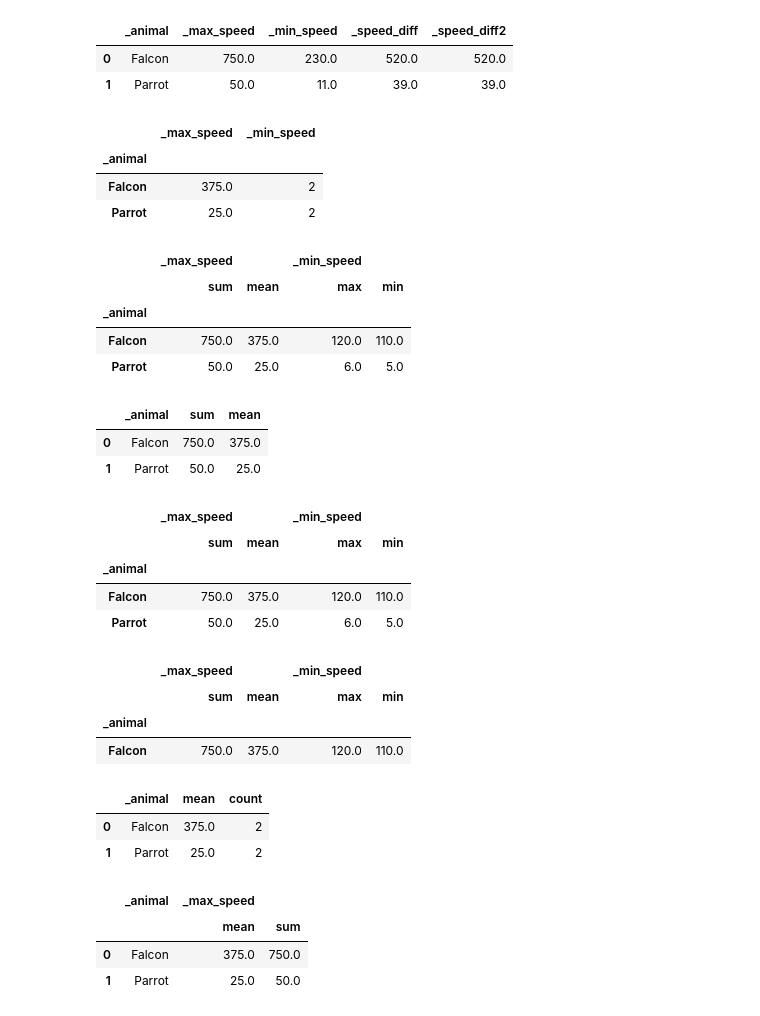
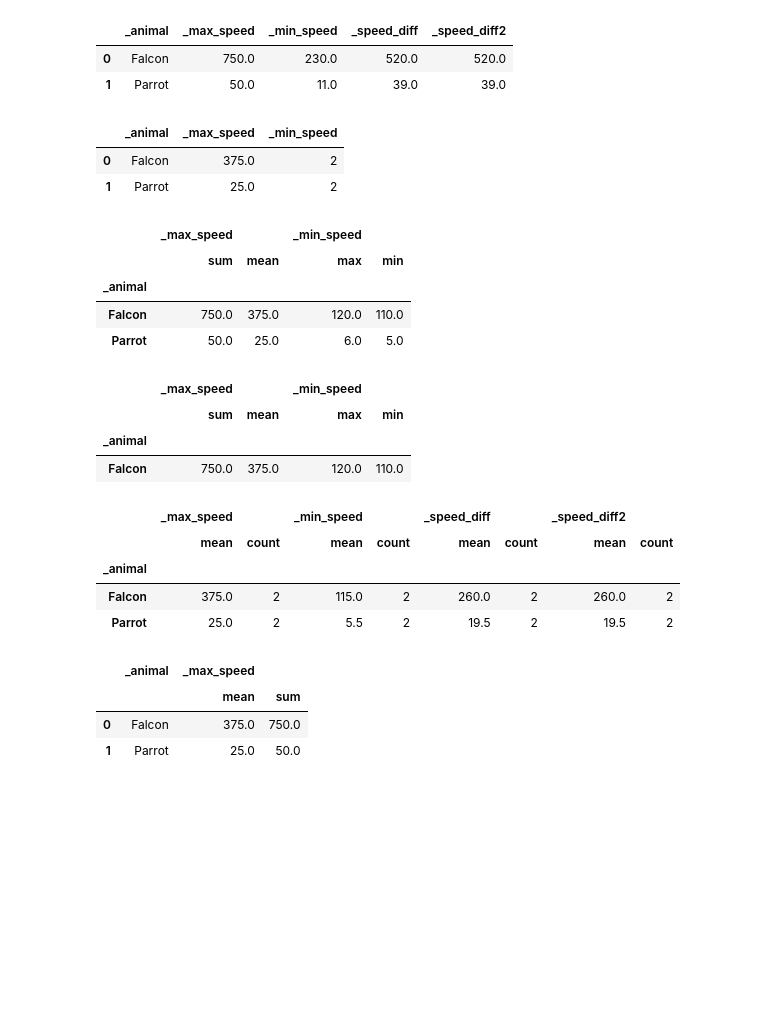
Before and after one commit to sedv8808/UBC_EL_PPDS, a Jupyter notebook: Module2class.ipynb, the cells around one changed output. Saved outputs shown, nothing was run; the diff lists cells and outputs as text; code cells hidden in the pictures; blank space fills up the shorter version.

```diff
--- a/Module2class.ipynb
+++ b/Module2class.ipynb
@@ -273,4 +359,4 @@ dtype: float64
 # %%
-df2 = df.assign(speed_diff = df['Max Speed']-df['Min Speed'])
-df2
+df = df.assign(speed_diff2 = df['Max Speed']-df['Min Speed'])
+df
 # %% [output]
@@ -392,5 +489,5 @@ df
 # %%
-df.drop(columns = 'Speed Diff', inplace=True)
+df.drop(columns = 'Speed Diff2', inplace=True)
 # %%
 df
 # %% [output]
@@ -573,12 +654,11 @@ df.groupby('_animal', as_index=False).sum()
 | 1 | Parrot | 50.0 | 11.0 | 39.0 | 39.0 |
 # %%
 df.groupby('_animal').agg({'_max_speed': 'mean',
-                           '_min_speed': 'count'})#.reset_index()
+                           '_min_speed': 'count'}).reset_index()
 # %% [output]
-|  | _max_speed | _min_speed |
-| _animal |  |  |
-| Falcon | 375.0 | 2 |
-| Parrot | 25.0 | 2 |
+|  | _animal | _max_speed | _min_speed |
+| 0 | Falcon | 375.0 | 2 |
+| 1 | Parrot | 25.0 | 2 |
 # %%
 df3 = df.groupby('_animal').agg({'_max_speed':['sum', 'mean'],
                                  '_min_speed': ['max', 'min']})
@@ -589,20 +669,6 @@ df3
 | _animal |  |  |  |  |
 | Falcon | 750.0 | 375.0 | 120.0 | 110.0 |
 | Parrot | 50.0 | 25.0 | 6.0 | 5.0 |
-# %%
-df3.loc[:,'_max_speed'].reset_index()
-# %% [output]
-|  | _animal | sum | mean |
-| 0 | Falcon | 750.0 | 375.0 |
-| 1 | Parrot | 50.0 | 25.0 |
-# %%
-df3
-# %% [output]
-|  | _max_speed |  | _min_speed |  |
-|  | sum | mean | max | min |
-| _animal |  |  |  |  |
-| Falcon | 750.0 | 375.0 | 120.0 | 110.0 |
-| Parrot | 50.0 | 25.0 | 6.0 | 5.0 |
 # %%
 df3[df3['_max_speed', 'mean'] > 300]
 # %% [output]
@@ -611,11 +677,13 @@ df3[df3['_max_speed', 'mean'] > 300]
 | _animal |  |  |  |  |
 | Falcon | 750.0 | 375.0 | 120.0 | 110.0 |
 # %%
-df.groupby('_animal').agg(['mean', 'count']).loc[:,'_max_speed'].reset_index()
+df.groupby('_animal').agg(['mean', 'count'])#.loc[:,'_max_speed'].reset_index()
 # %% [output]
-|  | _animal | mean | count |
-| 0 | Falcon | 375.0 | 2 |
-| 1 | Parrot | 25.0 | 2 |
+|  | _max_speed |  | _min_speed |  | _speed_diff |  | _speed_diff2 |  |
+|  | mean | count | mean | count | mean | count | mean | count |
+| _animal |  |  |  |  |  |  |  |  |
+| Falcon | 375.0 | 2 | 115.0 | 2 | 260.0 | 2 | 260.0 | 2 |
+| Parrot | 25.0 | 2 | 5.5 | 2 | 19.5 | 2 | 19.5 | 2 |
 # %%
 df.groupby('_animal').agg({'_max_speed':['mean', 'sum']}).reset_index()
 # %% [output]
```
Also changed, not shown: parts of 74 cells of this notebook.
